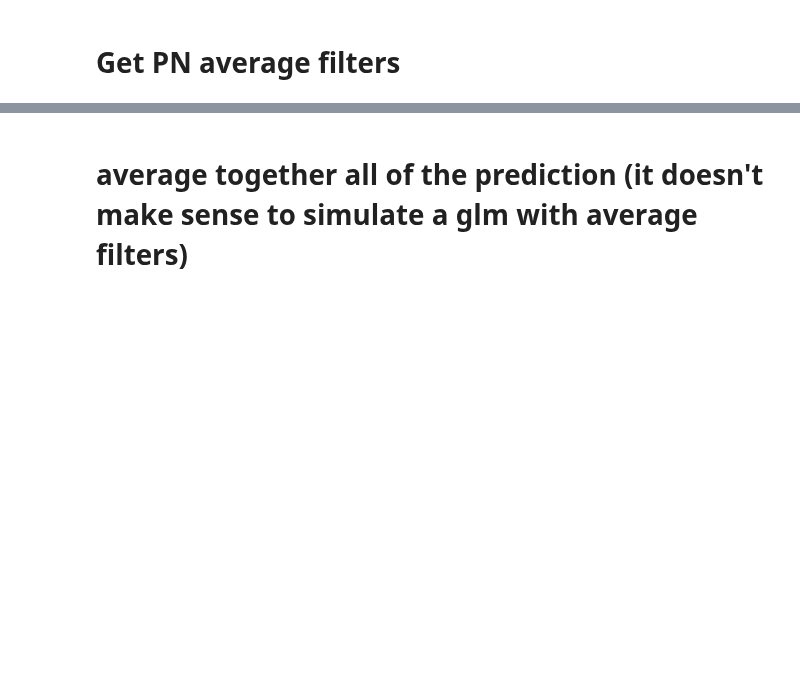
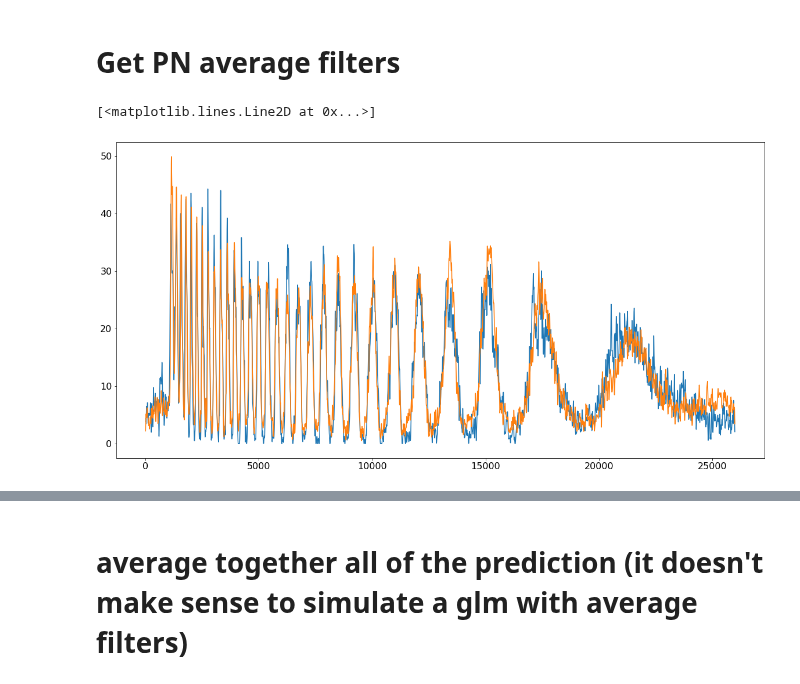
Before and after one commit to davidfox87/neuro_encoding_models, a Jupyter notebook: calculate_average_filters.ipynb, the cells around one changed output, grey strips where cells are left out. Drawn from its saved outputs; the diff is of its cells as text; code cells hidden in the pictures; blank space fills up the shorter version.

```diff
--- a/calculate_average_filters.ipynb
+++ b/calculate_average_filters.ipynb
@@ -156,3 +168,10 @@ for i in cells:
+# %%
+plt.figure(figsize=[20, 10])
+plt.plot(pn_exp_responses_mu)
+plt.plot(pn_predictions_mu)
+# %% [output]
+[<matplotlib.lines.Line2D at 0x...>]
+[figure, added]
 # %%
 kt = glmpars['k'][0]
 stim_filter = np.array(stim_filter)
```
Also changed, not shown: parts of 10 cells of this notebook.
